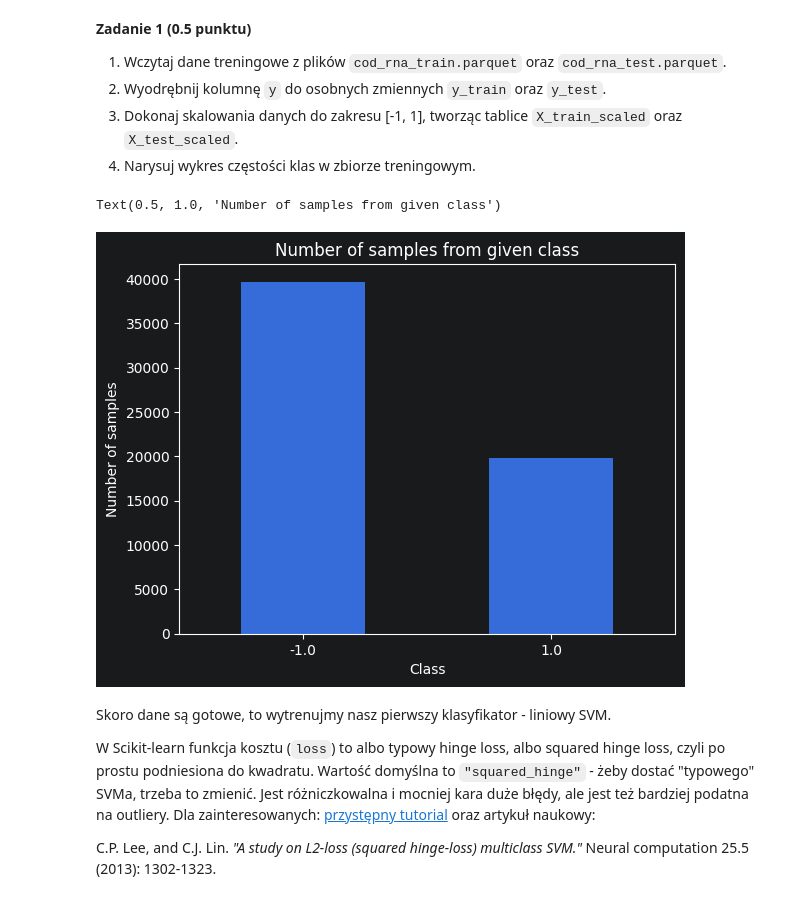
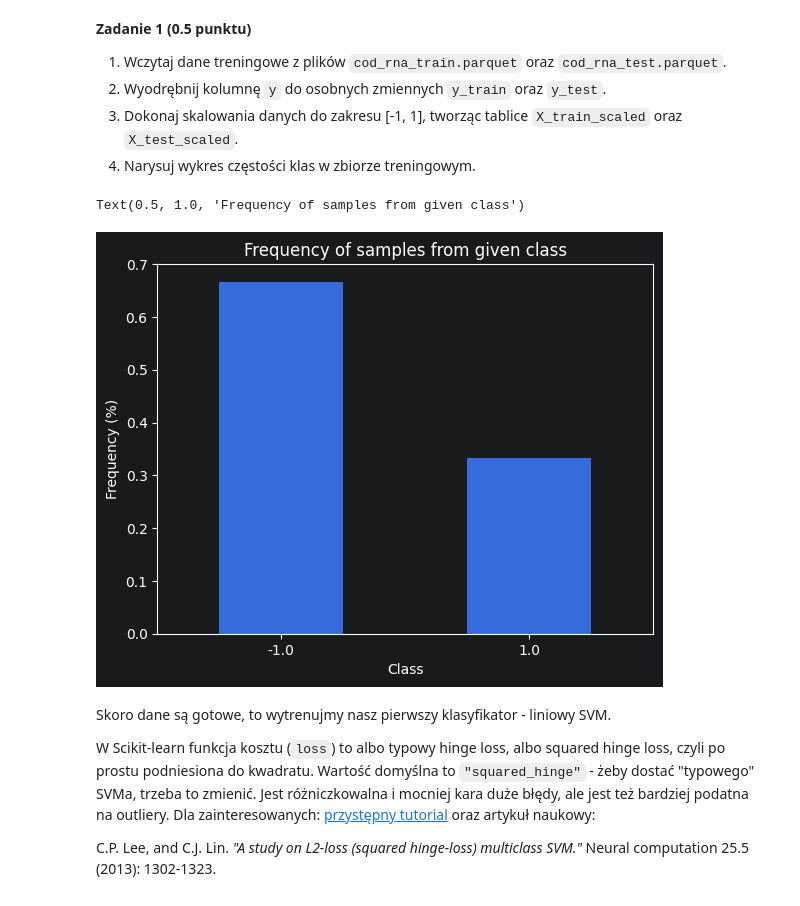
Before and after one commit to krzysztof-kopel/podstawy-uczenia-maszynowego, a Jupyter notebook: lab3/notebook.ipynb, the cells around one changed output. Cells and saved outputs as stored; diff of their text form; code cells hidden in the pictures.

```diff
--- a/lab3/notebook.ipynb
+++ b/lab3/notebook.ipynb
@@ -64,14 +64,14 @@ X_test_scaled = scaler.transform(X_test)
 # %%
 import matplotlib.pyplot as plt
 
-y_train.value_counts().plot.bar()
+y_train.value_counts(normalize=True).plot.bar()
 plt.xticks(rotation=0)
 plt.xlabel("Class")
-plt.ylabel("Number of samples")
-plt.title("Number of samples from given class")
+plt.ylabel("Frequency (%)")
+plt.title("Frequency of samples from given class")
 # %% [output]
-Text(0.5, 1.0, 'Number of samples from given class')
+Text(0.5, 1.0, 'Frequency of samples from given class')
-[figure, old version]
+[figure, new version]
 # %% [markdown]
 Skoro dane są gotowe, to wytrenujmy nasz pierwszy klasyfikator - liniowy SVM.
 
```
Also changed, not shown: parts of 7 cells of this notebook.
